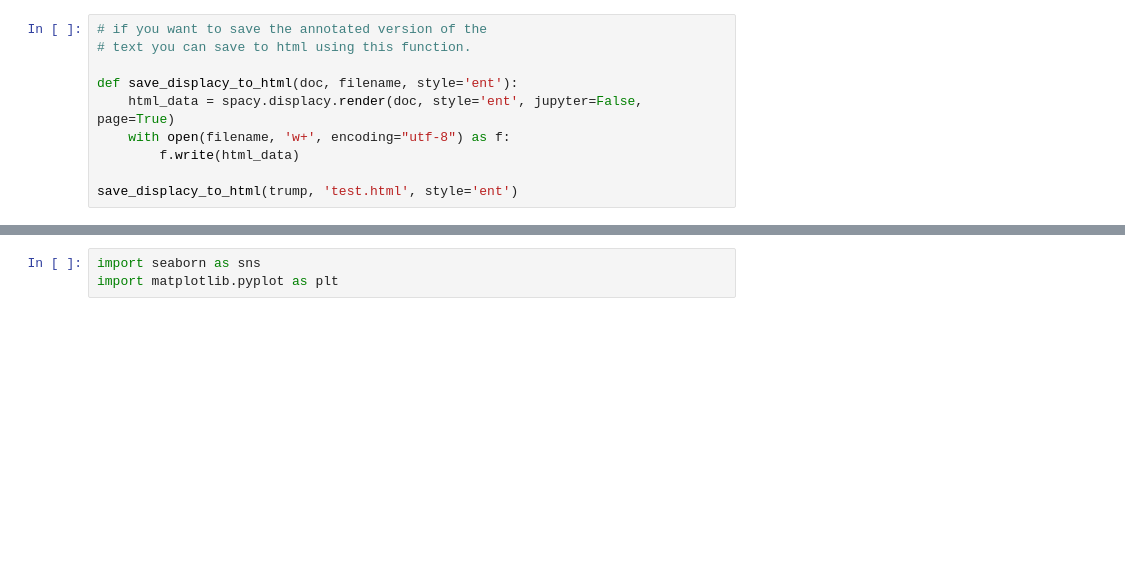
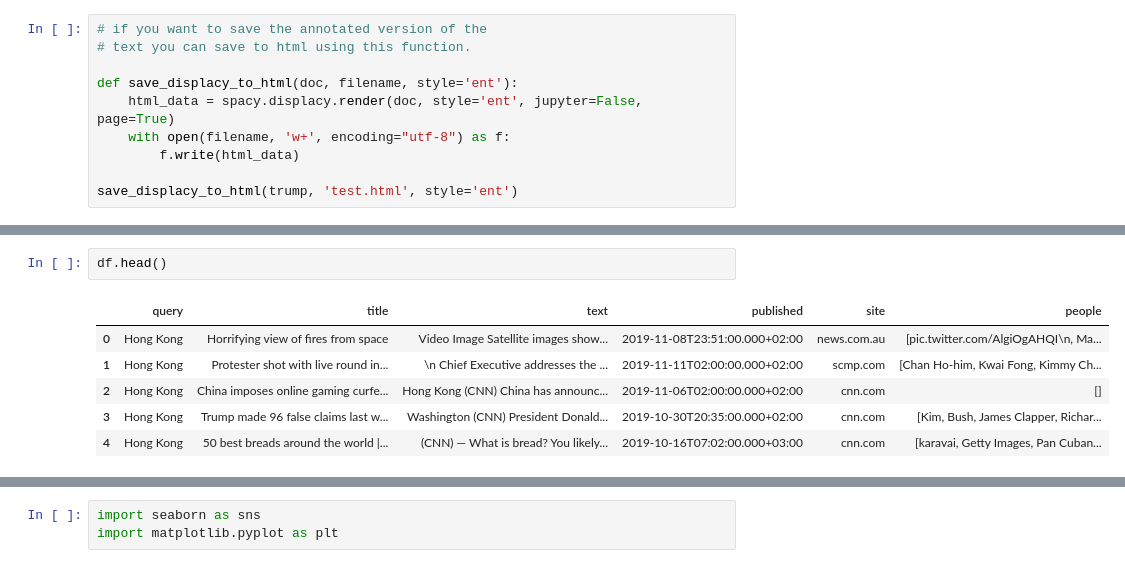
Before and after one commit to Minyall/sc207_materials, a Jupyter notebook: 11-12_text_analysis/12b_entities_workbook.ipynb, the cells around one changed output, grey strips where cells are left out. Drawn from its saved outputs; the diff is of its cells as text; blank space fills up the shorter version.

```diff
--- a/11-12_text_analysis/12b_entities_workbook.ipynb
+++ b/11-12_text_analysis/12b_entities_workbook.ipynb
@@ -67,2 +145,11 @@ df['people']
+# %%
+df.head()
+# %% [output]
+|  | query | title | text | published | site | people |
+| 0 | Hong Kong | Horrifying view of fires from space | Video Image Satellite images show... | 2019-11-08T23:51:00.000+02:00 | news.com.au | [pic.twitter.com/AlgiOgAHQI\n, Ma... |
+| 1 | Hong Kong | Protester shot with live round in... | \n Chief Executive addresses the ... | 2019-11-11T02:00:00.000+02:00 | scmp.com | [Chan Ho-him, Kwai Fong, Kimmy Ch... |
+| 2 | Hong Kong | China imposes online gaming curfe... | Hong Kong (CNN) China has announc... | 2019-11-06T02:00:00.000+02:00 | cnn.com | [] |
+| 3 | Hong Kong | Trump made 96 false claims last w... | Washington (CNN) President Donald... | 2019-10-30T20:35:00.000+02:00 | cnn.com | [Kim, Bush, James Clapper, Richar... |
+| 4 | Hong Kong | 50 best breads around the world |... | (CNN) — What is bread? You likely... | 2019-10-16T07:02:00.000+03:00 | cnn.com | [karavai, Getty Images, Pan Cuban... |
 # %%
 # most mentioned people
```
Also changed, not shown: parts of 16 cells of this notebook, 7 other files.
